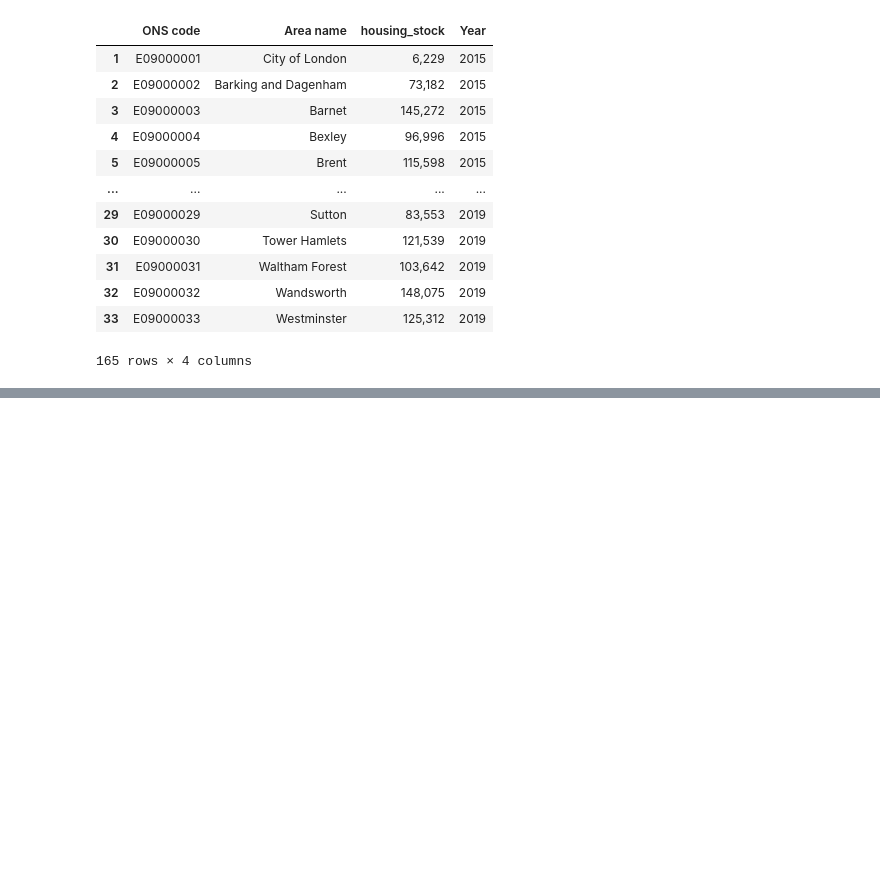
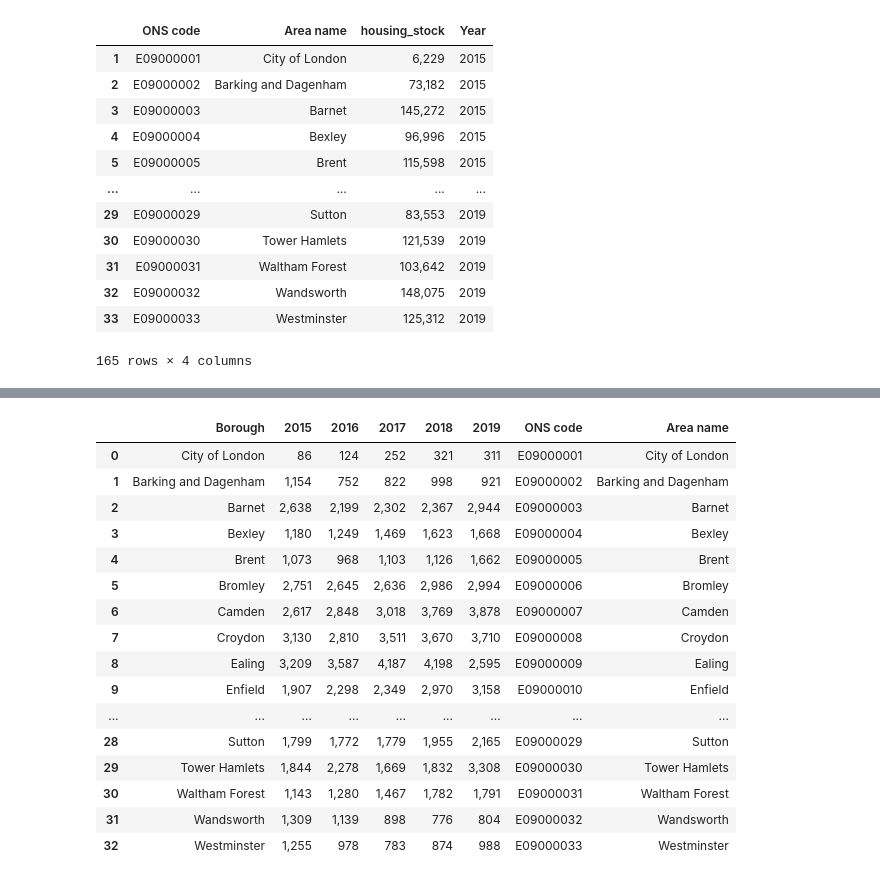
Before and after one commit to Jiawei997/i2p, a Jupyter notebook: Airbnb-listing.ipynb, the cells around one changed output, grey strips where cells are left out. Saved outputs shown, nothing was run; the diff lists cells and outputs as text; code cells hidden in the pictures; blank space fills up the shorter version.

```diff
--- a/Airbnb-listing.ipynb
+++ b/Airbnb-listing.ipynb
@@ -736,0 +898,4 @@ housing_stock
+# %%
+df_v['Borough']=df_v['Unnamed: 1']
+# %%
+df1_v=df_v[['Borough','2015','2016','2017','2018','2019']]
@@ -736,0 +922,24 @@ housing_stock
+# %%
+df_j=df_sto[['ONS code','Area name']]
+# %%
+df2_v = pd.merge(df1_v, df_j, left_on='Borough', right_on='Area name')
+# %%
+df2_v
+# %% [output]
+|  | Borough | 2015 | 2016 | 2017 | 2018 | 2019 | ONS code | Area name |
+| 0 | City of London | 86 | 124 | 252 | 321 | 311 | E09000001 | City of London |
+| 1 | Barking and Dagenham | 1,154 | 752 | 822 | 998 | 921 | E09000002 | Barking and Dagenham |
+| 2 | Barnet | 2,638 | 2,199 | 2,302 | 2,367 | 2,944 | E09000003 | Barnet |
+| 3 | Bexley | 1,180 | 1,249 | 1,469 | 1,623 | 1,668 | E09000004 | Bexley |
+| 4 | Brent | 1,073 | 968 | 1,103 | 1,126 | 1,662 | E09000005 | Brent |
+| 5 | Bromley | 2,751 | 2,645 | 2,636 | 2,986 | 2,994 | E09000006 | Bromley |
+| 6 | Camden | 2,617 | 2,848 | 3,018 | 3,769 | 3,878 | E09000007 | Camden |
+| 7 | Croydon | 3,130 | 2,810 | 3,511 | 3,670 | 3,710 | E09000008 | Croydon |
+| 8 | Ealing | 3,209 | 3,587 | 4,187 | 4,198 | 2,595 | E09000009 | Ealing |
+| 9 | Enfield | 1,907 | 2,298 | 2,349 | 2,970 | 3,158 | E09000010 | Enfield |
+| ... | ... | ... | ... | ... | ... | ... | ... | ... |
+| 28 | Sutton | 1,799 | 1,772 | 1,779 | 1,955 | 2,165 | E09000029 | Sutton |
+| 29 | Tower Hamlets | 1,844 | 2,278 | 1,669 | 1,832 | 3,308 | E09000030 | Tower Hamlets |
+| 30 | Waltham Forest | 1,143 | 1,280 | 1,467 | 1,782 | 1,791 | E09000031 | Waltham Forest |
+| 31 | Wandsworth | 1,309 | 1,139 | 898 | 776 | 804 | E09000032 | Wandsworth |
+| 32 | Westminster | 1,255 | 978 | 783 | 874 | 988 | E09000033 | Westminster |
```
Also changed, not shown: parts of 24 cells of this notebook.
